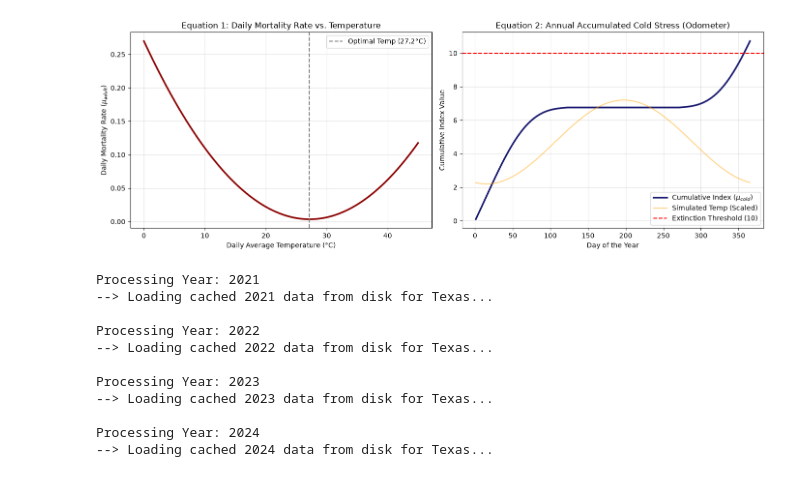
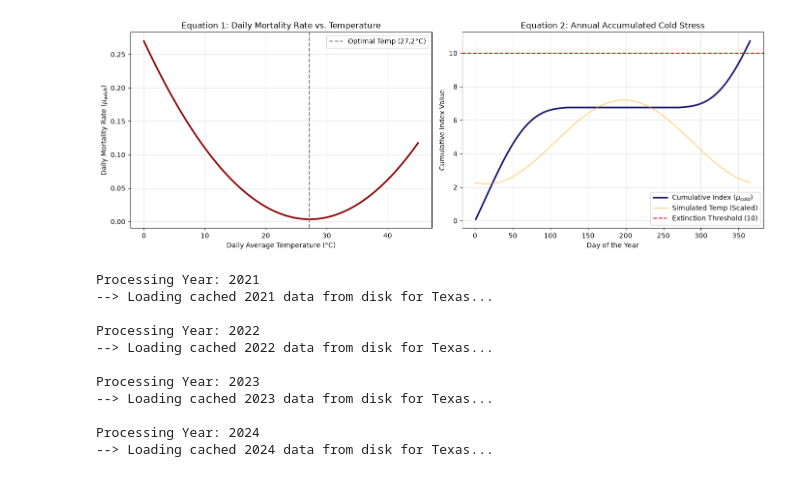
Before and after one commit to ThomWorm/SWIFT, a Jupyter notebook: Gutierrez/gt_coldstress_recreation.ipynb, the cells around one changed output. Saved outputs shown, nothing was run; the diff lists cells and outputs as text; code cells hidden in the pictures.

```diff
--- a/Gutierrez/gt_coldstress_recreation.ipynb
+++ b/Gutierrez/gt_coldstress_recreation.ipynb
@@ -29,35 +29,35 @@ daily_cold_stress = np.where(yearly_temps <= 27.2, mu_adult(yearly_temps), 0)
 cumulative_cold_stress = np.cumsum(daily_cold_stress)
 
 # ==========================================
 # Plotting the Graphs
 # ==========================================
 plt.figure(figsize=(14, 5))
 
 # Graph 1
 plt.subplot(1, 2, 1)
 plt.plot(temperatures, mortality_rates, color='darkred', lw=2.5)
 plt.axvline(x=27.2, color='gray', linestyle='--', label='Optimal Temp (27.2°C)')
 plt.title('Equation 1: Daily Mortality Rate vs. Temperature')
 plt.xlabel('Daily Average Temperature (°C)')
 plt.ylabel('Daily Mortality Rate ($\mu_{adult}$)')
 plt.grid(True, alpha=0.4)
 plt.legend()
 
 # Graph 2
 plt.subplot(1, 2, 2)
 plt.plot(days, cumulative_cold_stress, color='midnightblue', lw=2.5, label='Cumulative Index ($\mu_{cold}$)')
 plt.plot(days, yearly_temps / 5, color='orange', alpha=0.5, label='Simulated Temp (Scaled)')
 plt.axhline(y=10, color='red', linestyle='--', label='Extinction Threshold (10)')
-plt.title('Equation 2: Annual Accumulated Cold Stress (Odometer)')
+plt.title('Equation 2: Annual Accumulated Cold Stress')
 plt.xlabel('Day of the Year')
 plt.ylabel('Cumulative Index Value')
 plt.grid(True, alpha=0.4)
 plt.legend()
 
 plt.tight_layout()
 plt.show()
 # %% [output]
-[figure, old version]
+[figure, new version]
 # %%
 import os
 import json
```
Also changed, not shown: 2 other files.
